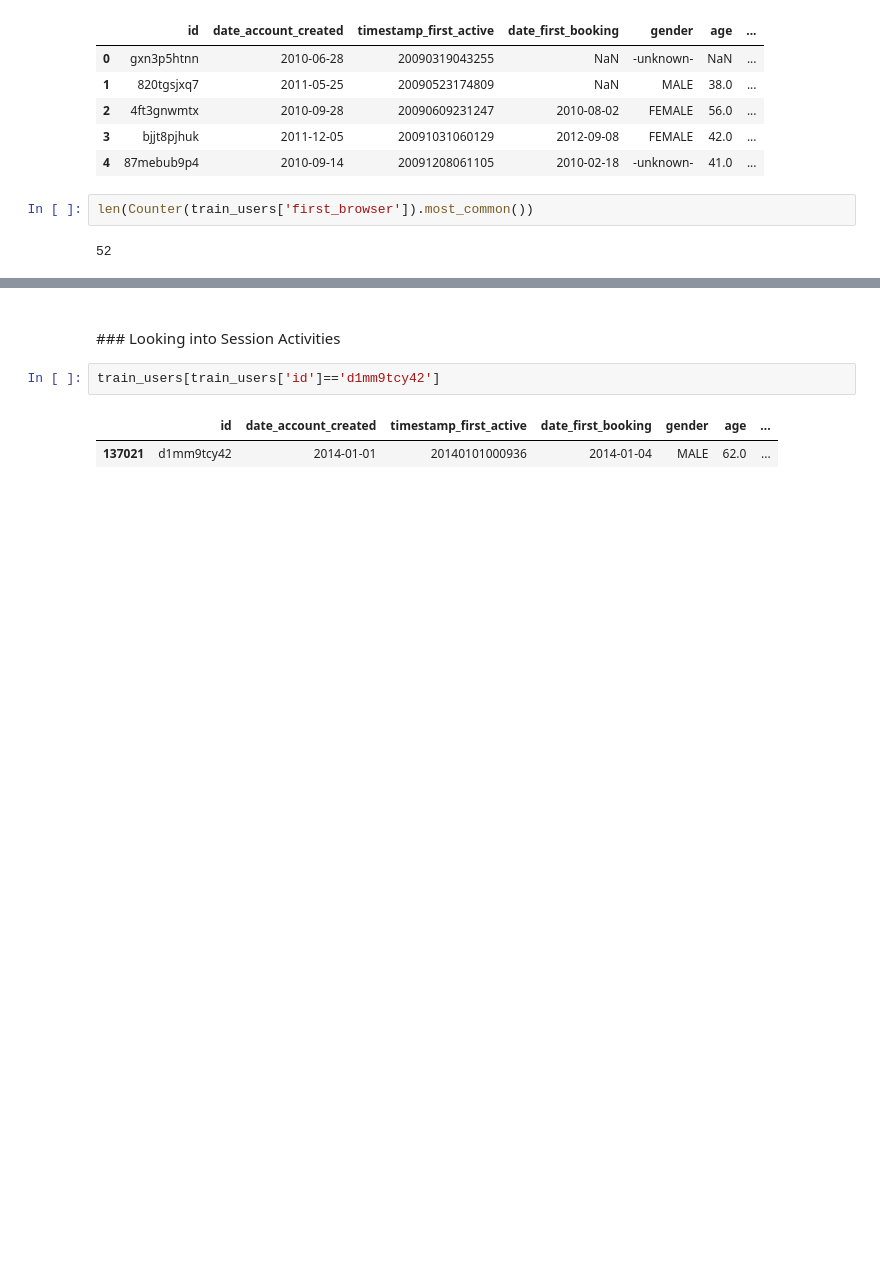
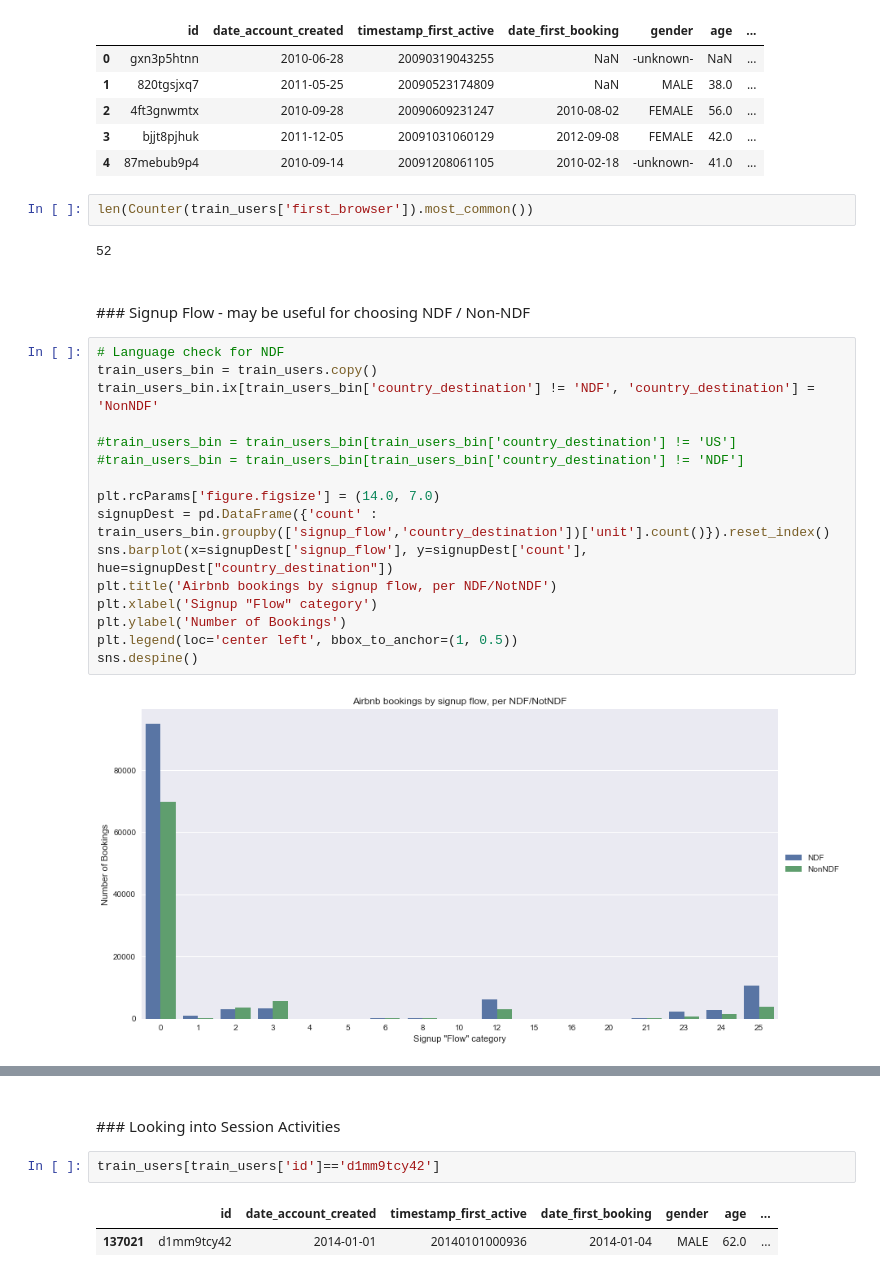
Before and after one commit to bhedayat/258-Assignment-2, a Jupyter notebook: DataExploration/DataExploration_a3rao.ipynb, the cells around one changed output, grey strips where cells are left out. Drawn from its saved outputs; the diff is of its cells as text; blank space fills up the shorter version.

```diff
--- a/DataExploration/DataExploration_a3rao.ipynb
+++ b/DataExploration/DataExploration_a3rao.ipynb
@@ -248,3 +260,24 @@ train_users.head()
 len(Counter(train_users['first_browser']).most_common())
 # %% [output]
 52
+# %% [markdown]
+<br/>
+### Signup Flow - may be useful for choosing NDF / Non-NDF
+# %%
+# Language check for NDF
+train_users_bin = train_users.copy()
+train_users_bin.ix[train_users_bin['country_destination'] != 'NDF', 'country_destination'] = 'NonNDF'
+
+#train_users_bin = train_users_bin[train_users_bin['country_destination'] != 'US']
+#train_users_bin = train_users_bin[train_users_bin['country_destination'] != 'NDF']
+
+plt.rcParams['figure.figsize'] = (14.0, 7.0)
+signupDest = pd.DataFrame({'count' : train_users_bin.groupby(['signup_flow','country_destination'])['unit'].count()}).reset_index()
+sns.barplot(x=signupDest['signup_flow'], y=signupDest['count'], hue=signupDest["country_destination"])
+plt.title('Airbnb bookings by signup flow, per NDF/NotNDF')
+plt.xlabel('Signup "Flow" category')
+plt.ylabel('Number of Bookings')
+plt.legend(loc='center left', bbox_to_anchor=(1, 0.5))
+sns.despine()
+# %% [output]
+[figure, added]
```
Also changed, not shown: parts of 14 cells of this notebook.
